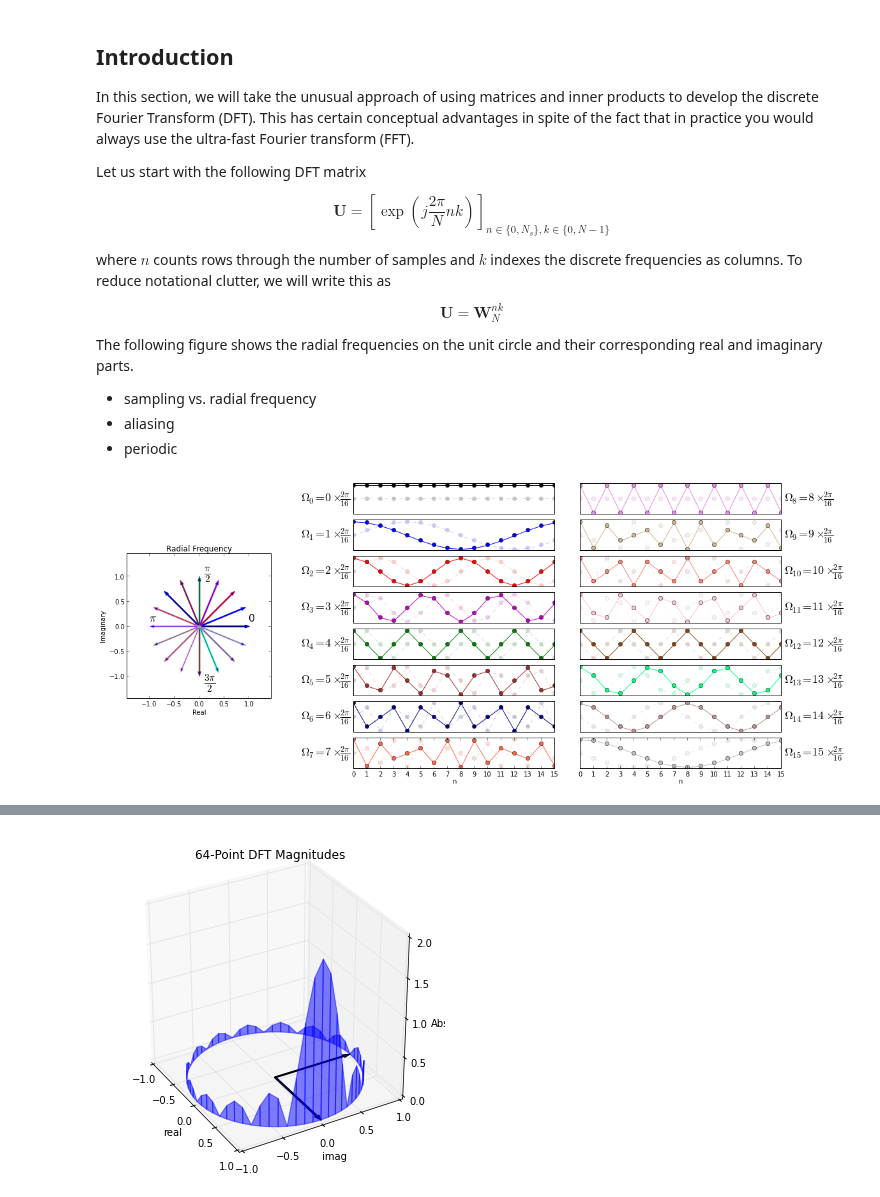
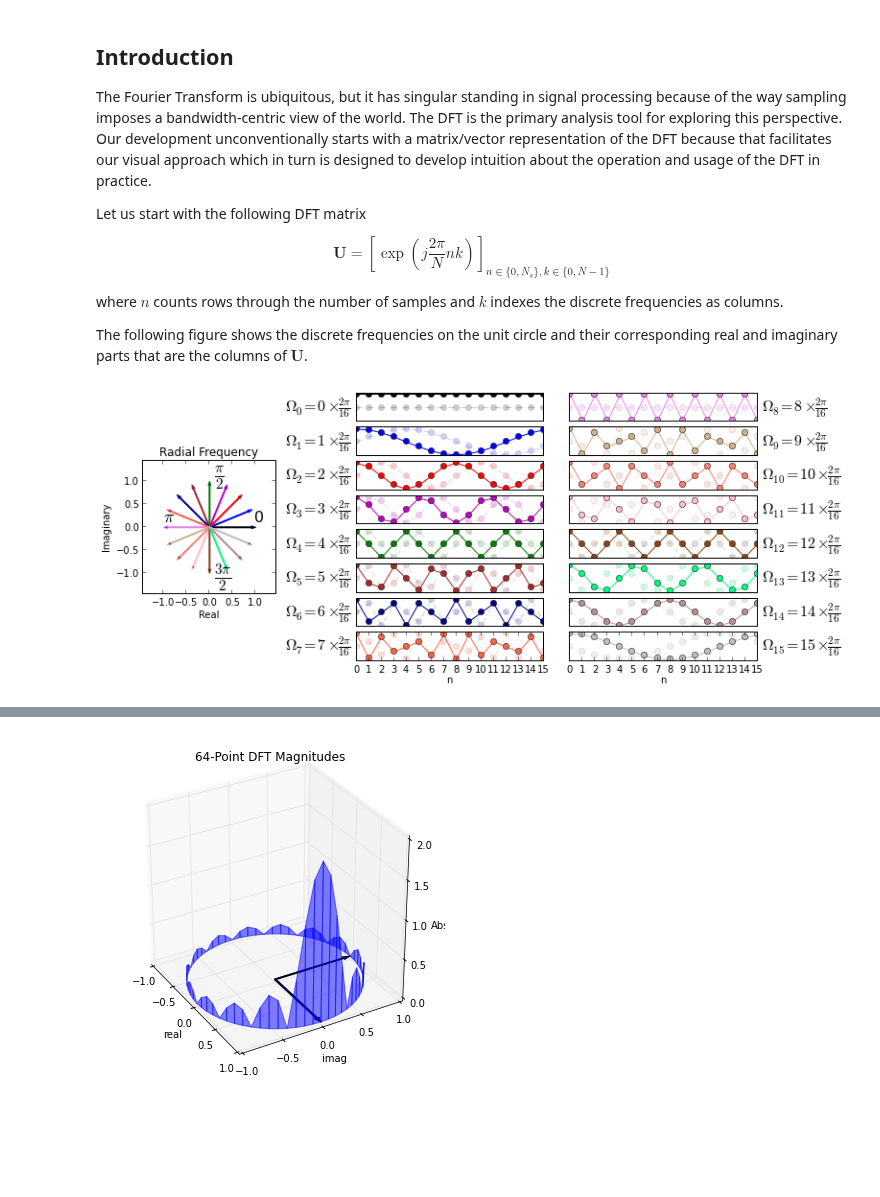
Before and after one commit to unpingco/Python-for-Signal-Processing, a Jupyter notebook: Fourier_Transform.ipynb, the cells around one changed output, grey strips where cells are left out. Drawn from its saved outputs; the diff is of its cells as text; code cells hidden in the pictures; blank space fills up the shorter version.

```diff
--- a/Fourier_Transform.ipynb
+++ b/Fourier_Transform.ipynb
@@ -2,19 +2,13 @@
 Introduction
 --------------
 
-In this section, we will take the unusual approach of using matrices and inner products to develop the discrete Fourier Transform (DFT). This has certain conceptual advantages in spite of the fact that in practice you would always use the ultra-fast Fourier transform  (FFT).
+The Fourier Transform is ubiquitous, but it has singular standing in signal processing because of the way sampling imposes a bandwidth-centric view of the world.  The DFT is the primary analysis tool for exploring this perspective. Our development unconventionally starts with a matrix/vector representation of the DFT because that facilitates our visual approach which in turn is designed to develop intuition about the operation and usage of the DFT in practice.
 
 Let us start with the following DFT matrix
 
 $$ \mathbf{U} =  \left[ \exp \left( j \frac{2\pi}{N} n k \right) \right]_{n\in\{0,N_s\},k\in\{0,N-1\}} $$
 
-where $n$ counts rows through the number of samples and $k$ indexes the discrete frequencies as columns. To reduce notational clutter,  we will write this as
+where $n$ counts rows through the number of samples and $k$ indexes the discrete frequencies as columns.
 
-$$ \mathbf{U} = \mathbf{W}_{N}^{n k} $$
-
-The following figure shows the radial frequencies on the unit circle and their corresponding real and imaginary parts.
-
-* sampling vs. radial frequency
-* aliasing
-* periodic
+The following figure shows the discrete frequencies on the unit circle and their corresponding real and imaginary parts that are the columns of $\mathbf{U}$.
 # %%
@@ -44,9 +38,9 @@ U = dftmatrix(Nfft=Nfft,N=16)
 # hardcoded constants to format complicated figure
 
 gs = gridspec.GridSpec(8,12)
-gs.update( wspace=0.8, left=0.01)
+gs.update( wspace=1, left=0.01)
 
-fig =figure(figsize=(16,8))
+fig =figure(figsize=(10,5))
 ax0 = subplot(gs[:,:3])
 fig.add_subplot(ax0)
 
@@ -56,41 +50,44 @@ a=2*pi/Nfft*arange(Nfft)
 colors = ['k','b','r','m','g','Brown','DarkBlue','Tomato','Violet', 'Tan','Salmon','Pink',
           'SaddleBrown', 'SpringGreen', 'RosyBrown','Silver',]
 for j,i in enumerate(a):
-  ax0.add_patch( FancyArrow(0,0,cos(i),sin(i),width=0.02,length_includes_head=True,edgecolor=colors[j]))
+  ax0.add_patch( FancyArrow(0,0,cos(i),sin(i),width=0.02,
+                            length_includes_head=True,edgecolor=colors[j]))
 
 ax0.text(1,0.1,'0',fontsize=16)
 ax0.text(0.1,1,r'$\frac{\pi}{2}$',fontsize=22)
 ax0.text(-1,0.1,r'$\pi$',fontsize=18)
 ax0.text(0.1,-1.2,r'$\frac{3\pi}{2}$',fontsize=22)
 ax0.axis(array([-1,1,-1,1])*1.45)
 ax0.set_title('Radial Frequency')
 ax0.set_xlabel('Real')
 ax0.set_ylabel('Imaginary')
 
 # plots in the middle column
 for i in range(8):
   ax=subplot(gs[i,4:8])
   ax.set_xticks([]);  ax.set_yticks([])
-  ax.set_ylabel(r'$\Omega_{%d}=%d\times\frac{2\pi}{16}$'%(i,i),fontsize=18,rotation='horizontal')
+  ax.set_ylabel(r'$\Omega_{%d}=%d\times\frac{2\pi}{16}$'%(i,i),fontsize=16,
+                rotation='horizontal')
   ax.plot(U.real[:,i],'-o',color=colors[i])
   ax.plot(U.imag[:,i],'--o',color=colors[i],alpha=0.2)
   ax.axis(ymax=4/Nfft*1.1,ymin=-4/Nfft*1.1)
 ax.set_xticks(arange(16))
 ax.set_xlabel('n')
 
 # plots in the far right column
 for i in range(8):
   ax=subplot(gs[i,8:])
   ax.set_xticks([]);  ax.set_yticks([])
-  ax.set_ylabel(r'$\Omega_{%d}=%d\times\frac{2\pi}{16}$'%(i+8,i+8),fontsize=18,rotation='horizontal')
+  ax.set_ylabel(r'$\Omega_{%d}=%d\times\frac{2\pi}{16}$'%(i+8,i+8),fontsize=16,
+                rotation='horizontal')
   ax.plot(U.real[:,i+8],'-o',color=colors[i+8])
   ax.plot(U.imag[:,i+8],'--o',color=colors[i+8],alpha=0.2)
   ax.axis(ymax=4/Nfft*1.1,ymin=-4/Nfft*1.1)
   ax.yaxis.set_label_position('right')
 ax.set_xticks(arange(16))
 ax.set_xlabel('n')
 
 plt.show()
 # %% [output]
-[figure, old version]
+[figure, new version]
 # %% [markdown]
```
Also changed, not shown: parts of 21 cells of this notebook.
